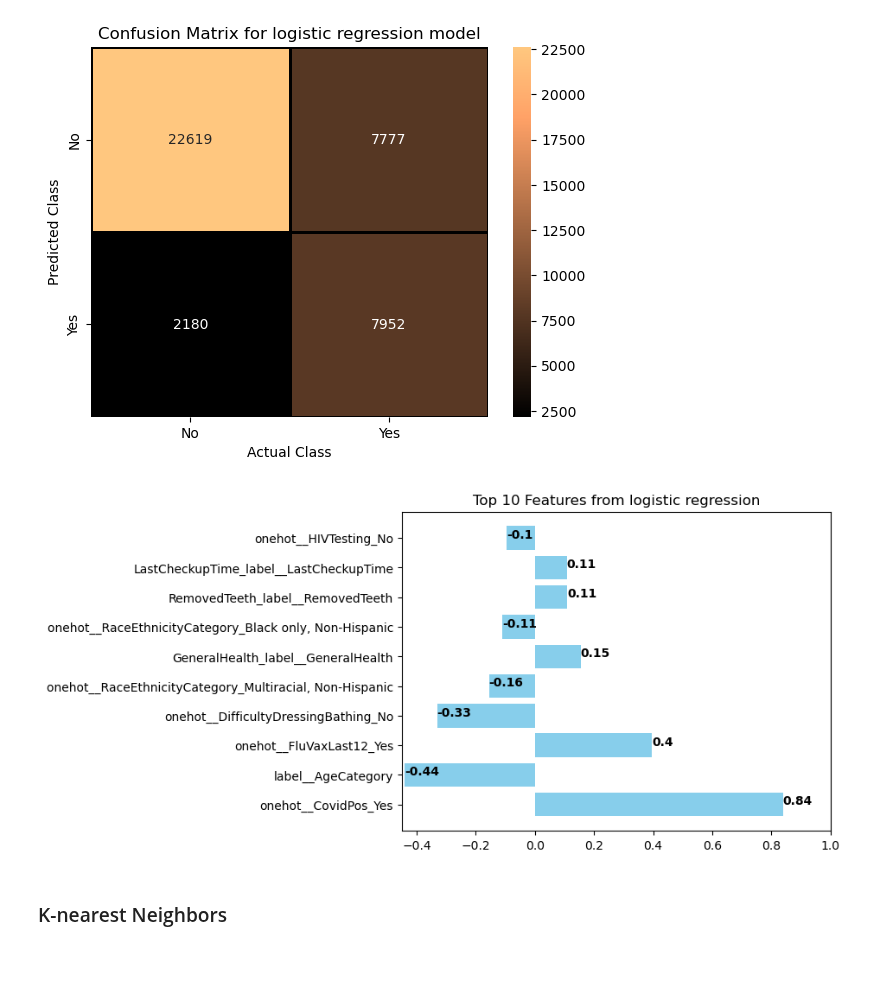
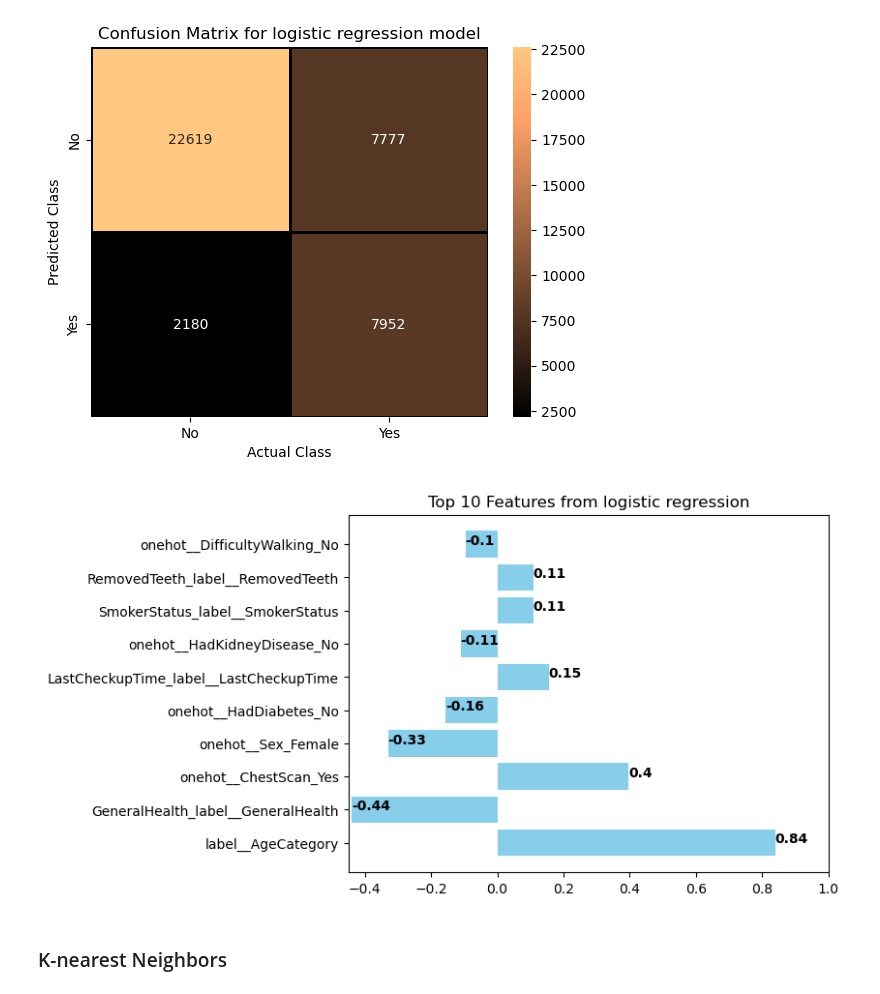
Before and after one commit to DecisionTreeBruining/212B-ML-Project, a Jupyter notebook: assignment_2/local_dev/modeling_hinn.ipynb, the cells around one changed output. Saved outputs shown, nothing was run; the diff lists cells and outputs as text; code cells hidden in the pictures; blank space fills up the shorter version.

```diff
--- a/assignment_2/local_dev/modeling_hinn.ipynb
+++ b/assignment_2/local_dev/modeling_hinn.ipynb
@@ -314,6 +305,8 @@ no_heart_disease                        22619                     7777
 has_heart_disease                        2180                     7952
 ==========================================================
 [figure]
+# %%
+X_train_selected = pd.DataFrame(X_train_selected, columns = selected_features)
 # %%
 # Getting coefficients
 log_final = log_grid_search.best_estimator_.named_steps['clf']
@@ -323,35 +316,35 @@ avg_coef = np.mean(logi_coef, axis=0)
 # create a dictionary for coefficients and column names
 # coef_dict = {}
 # for coef, col in zip(avg_coef, X_train.columns):
 #     coef_dict[col] = coef
 coef_dict = {}
-for coef, col in zip(avg_coef, X_train_nostate.columns):
+for coef, col in zip(avg_coef, X_train_selected.columns):
     coef_dict[col] = coef
 
 # sort the dictionary by the absolute value of the coefficients
 sorted_dict = dict(sorted(coef_dict.items(),
                           key = lambda x: abs(x[1]),
                           reverse = True))
 
 # dataframe for the sorted dictionary with two columns
 coef_df = pd.DataFrame(list(sorted_dict.items()),
                        columns = ['Feature', 'Coefficient'])
 
 # select the top 10 coefficients
 coef_df = coef_df.head(10)
 plt.barh(coef_df['Feature'], coef_df['Coefficient'], color='skyblue')
 
 # add text annotation on the bar
 for i, v in enumerate(coef_df['Coefficient']):
     plt.text(v, i, str(round(v, 2)),
              color='black', fontweight='bold',
              ha = 'left')
 plt.title('Top 10 Features from logistic regression')
 # set x limit
 plt.xlim(-0.45, 1)
 plt.size = (8,6)
 # %% [output]
-[figure, old version]
+[figure, new version]
 # %% [markdown]
 ### K-nearest Neighbors
 # %%
```
Also changed, not shown: parts of 5 cells of this notebook.
